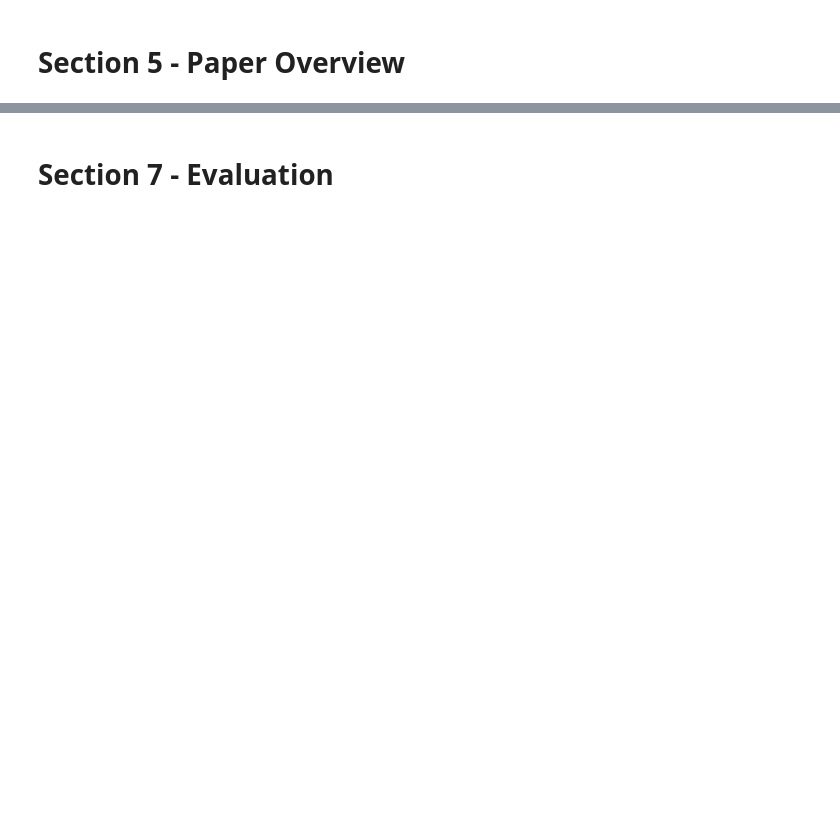
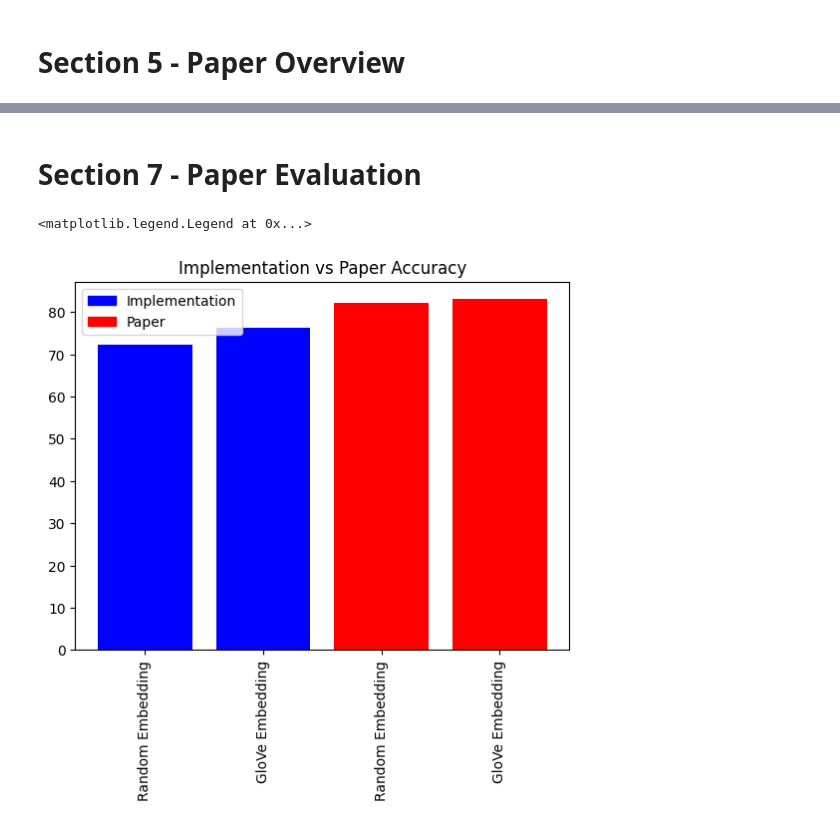
Before and after one commit to DeanFord7/CMM307-AdvancedArtificialIntelligence, a Jupyter notebook: DeanFord1702994-CMM307Coursework.ipynb, the cells around one changed output, grey strips where cells are left out. Drawn from its saved outputs; the diff is of its cells as text; code cells hidden in the pictures; blank space fills up the shorter version.

Commit message:
Added evaluation code

```diff
--- a/DeanFord1702994-CMM307Coursework.ipynb
+++ b/DeanFord1702994-CMM307Coursework.ipynb
@@ -365,8 +507,8 @@ random_embedding_model.compile(optimizer='adam', loss='binary_crossentropy', met
 # Through testing it was found the first epoch recorded the highets accuracy with a large drop off before recovering to a value lower than the first
 history = random_embedding_model.fit(x_train, y_train, epochs=8, batch_size=32, validation_split=0.2)
 
-loss, accuracy = random_embedding_model.evaluate(x_test, y_test)
-print(f"Test Loss: {loss}")
-print(f"Test Accuracy: {accuracy}")
+random_loss, random_accuracy = random_embedding_model.evaluate(x_test, y_test)
+print(f"Random Embedding Model Loss: {random_loss}")
+print(f"Random Embedding Model Accuracy: {random_accuracy}")
 # %% [output]
 Epoch 1/8
@@ -450,7 +592,7 @@ glove_embedding_model.compile(optimizer='adam', loss='binary_crossentropy', metr
 # Through testing it was found the highest accuracy came on the first epoch with a large drop off until epoch 6 which would significantly lower the average
 history = glove_embedding_model.fit(x_train, y_train, epochs=1, batch_size=32, validation_split=0.2)
 
-loss, accuracy = glove_embedding_model.evaluate(x_test, y_test)
-print(f"Test Loss: {loss}")
-print(f"Test Accuracy: {accuracy}")
+glove_loss, glove_accuracy = glove_embedding_model.evaluate(x_test, y_test)
+print(f"GloVe Embedding Model Loss: {glove_loss}")
+print(f"GloVe Embedding Model Accuracy: {glove_accuracy}")
 # %% [output]
@@ -476,2 +603,30 @@ Test Accuracy: 0.7993006706237793
 # %% [markdown]
-# Section 7 - Evaluation
+# Section 7 - Paper Evaluation
+# %%
+import matplotlib.patches as mpatches
+
+# Best results from the paper for the Random and GloVe Embedding Models
+paper_random_accuracy = 82.2
+paper_glove_accuracy = 83.0
+
+model_comp = []
+model_comp.append(random_accuracy * 100)
+model_comp.append(glove_accuracy * 100)
+model_comp.append(paper_random_accuracy)
+model_comp.append(paper_glove_accuracy)
+
+fig, ax2 = plt.pyplot.subplots()
+
+ax2.set_title('Implementation vs Paper Accuracy')
+x_positions = range(len(model_comp))
+ax2.bar(x_positions, model_comp, color=['blue', 'blue', 'red', 'red'])
+ax2.set_xticks(x_positions)
+ax2.set_xticklabels(['Random Embedding', 'GloVe Embedding', 'Random Embedding', 'GloVe Embedding'], rotation='vertical')
+
+blue_patch = mpatches.Patch(color='blue', label='Implementation')
+red_patch = mpatches.Patch(color='red', label='Paper')
+
+ax2.legend(handles=[blue_patch, red_patch], loc="best")
+# %% [output]
+<matplotlib.legend.Legend at 0x...>
+[figure, added]
```
Also changed, not shown: parts of 18 cells of this notebook.
